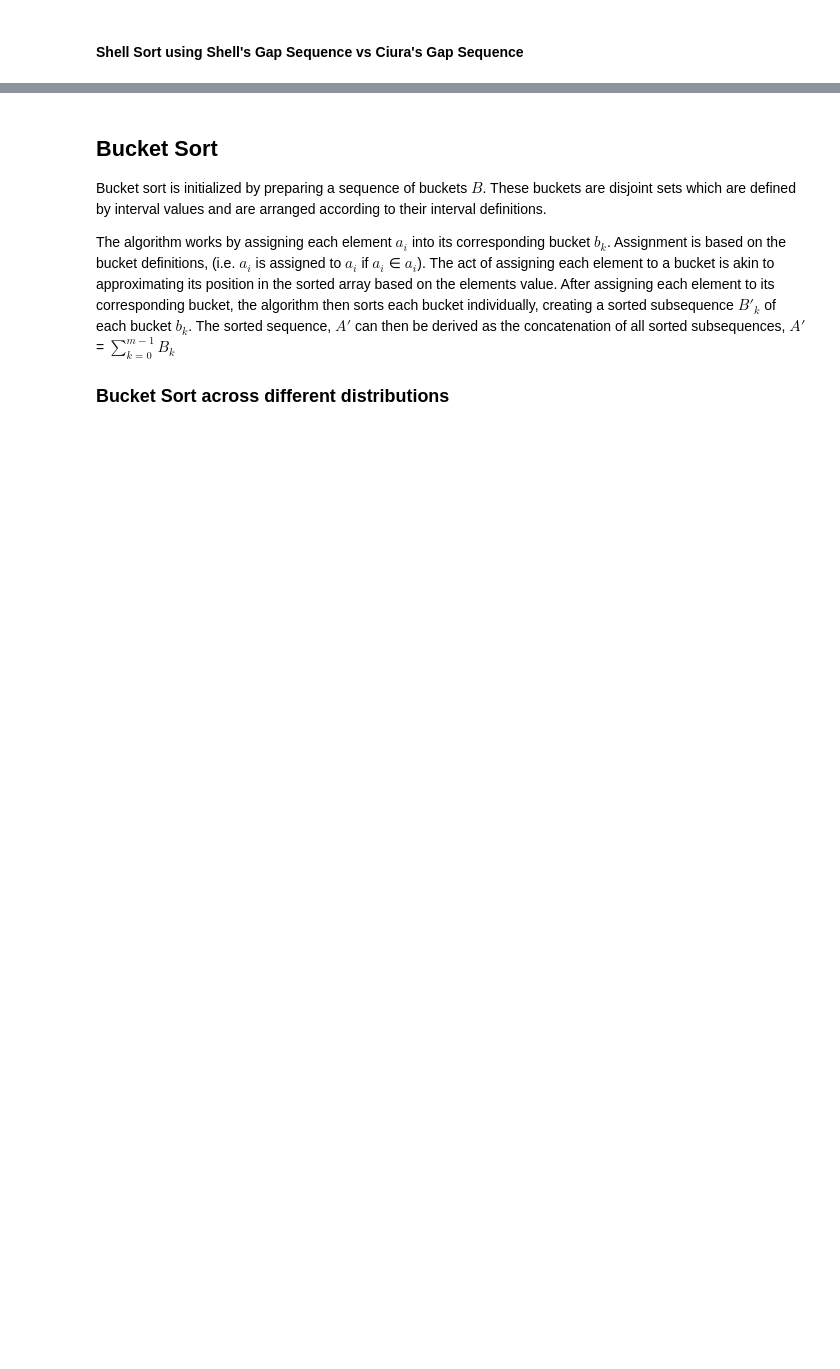
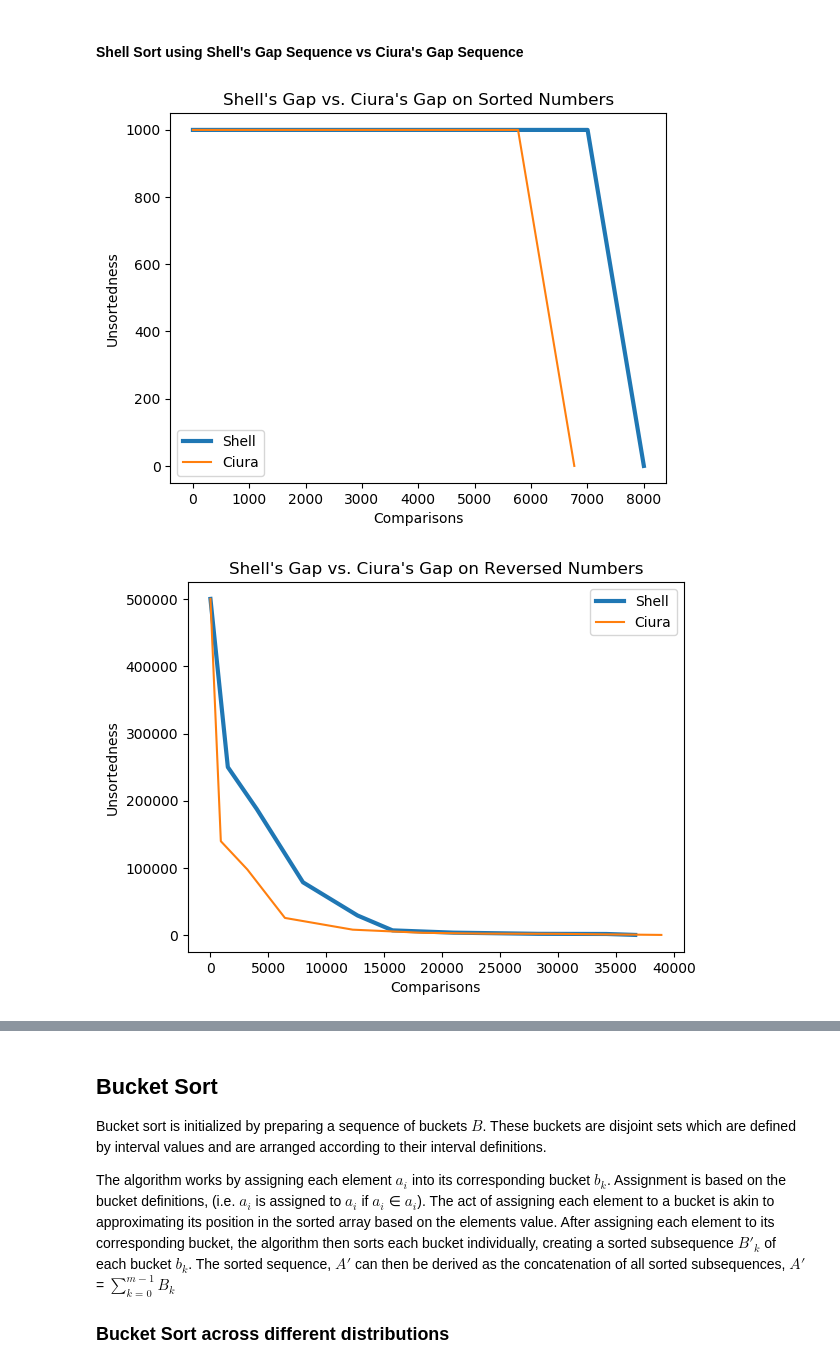
Before and after one commit to gmlunesa/visualgorithm, a Jupyter notebook: visualgorithm.ipynb, the cells around one changed output, grey strips where cells are left out. Saved outputs shown, nothing was run; the diff lists cells and outputs as text; code cells hidden in the pictures; blank space fills up the shorter version.

```diff
--- a/visualgorithm.ipynb
+++ b/visualgorithm.ipynb
@@ -749,31 +771,34 @@ def shell_vs_ciura():
 
     plt.legend(['Shell','Ciura'], loc='upper right')
     plt.show()
 
 
     '''RANDOM 1000 NUMBERS'''
     comparisons_x_shell = []
     comparisons_x_ciura = []
 
     unsortedness_y_shell = []
     unsortedness_y_ciura = []
 
     shell_result_random = shell_sort(test_case_shell_random,  shell_gap_seq(len(test_case_shell_random)))
     comparisons_x_shell = shell_result_random[4]
     unsortedness_y_shell = shell_result_random[3]
 
     ciura_result_random = shell_sort(test_case_ciura_random, ciura_gap_seq(len(test_case_ciura_random)))
     comparisons_x_ciura = ciura_result_random[4]
     unsortedness_y_ciura = ciura_result_random[3]
 
 
     plt.title("Shell's Gap vs. Ciura's Gap on Random Numbers")
-    plt.plot(comparisons_x_shell, unsortedness_y_shell)
+    plt.plot(comparisons_x_shell, unsortedness_y_shell, linewidth=2.0)
     plt.plot(comparisons_x_ciura, unsortedness_y_ciura)
     plt.xlabel('Comparisons')
     plt.ylabel('Unsortedness')
 
     plt.legend(['Shell','Ciura'], loc='upper right')
     plt.show()
 
 shell_vs_ciura()
+# %% [output]
+[figure, added]
+[figure, added]
```
Also changed, not shown: parts of 15 cells of this notebook.
